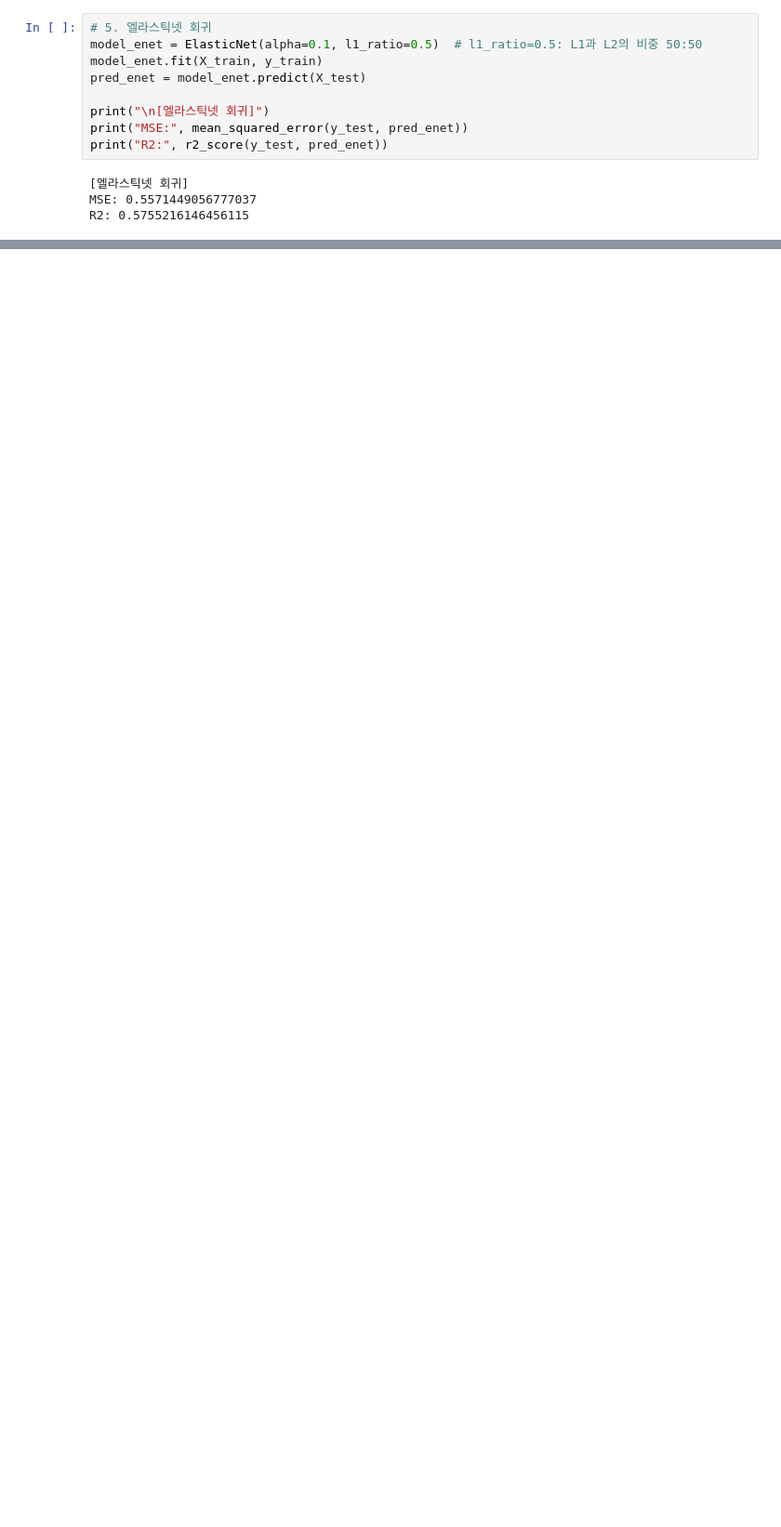
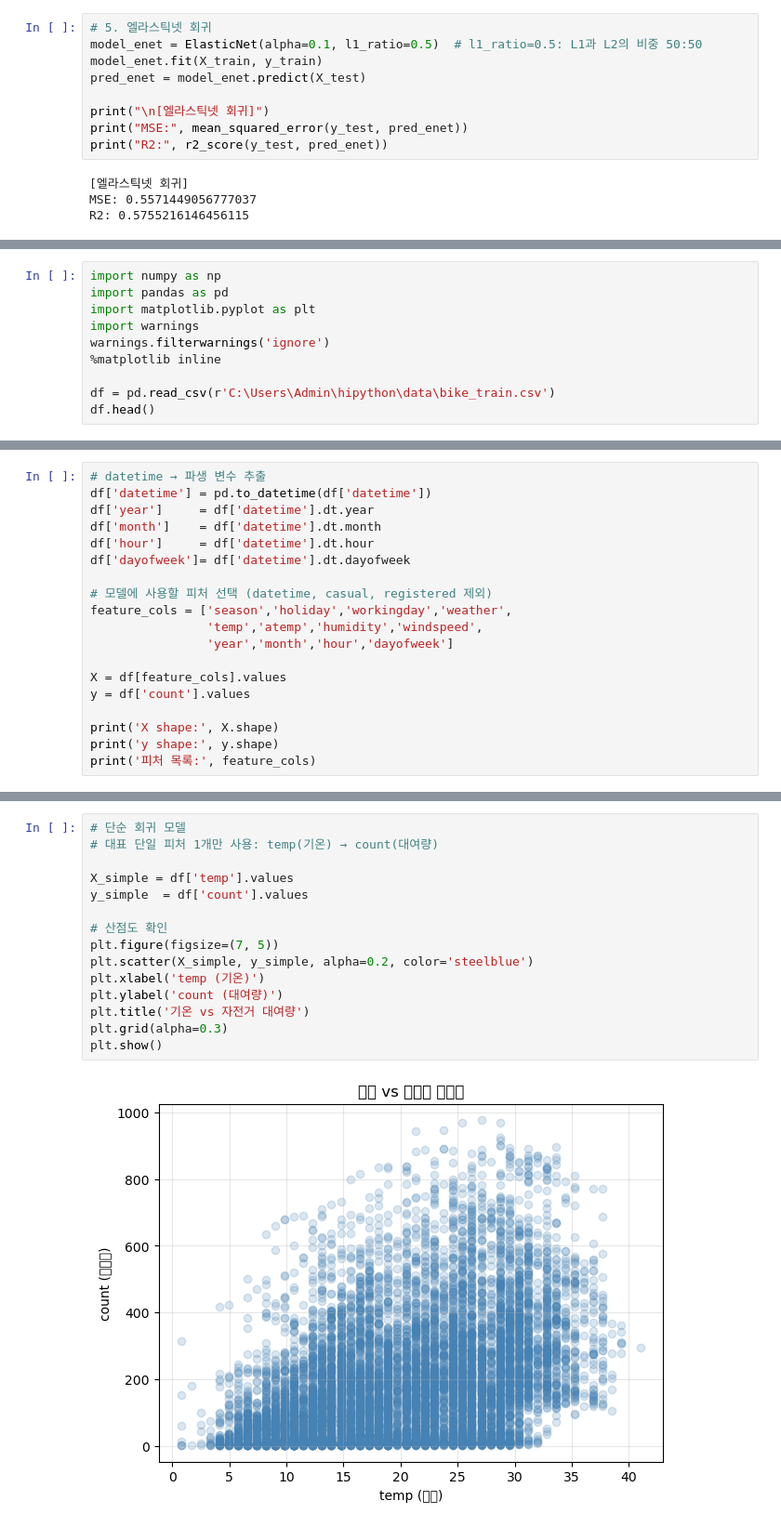
Before and after one commit to blackhole-24/hipython, a Jupyter notebook: ml/6_회귀모델.ipynb, the cells around one changed output, grey strips where cells are left out. Shown at 93% size. Cells and saved outputs as stored; diff of their text form; blank space fills up the shorter version.

```diff
--- a/ml/6_회귀모델.ipynb
+++ b/ml/6_회귀모델.ipynb
@@ -298,0 +313,10 @@ R2: 0.5755216146456115
+# %%
+import numpy as np
+import pandas as pd
+import matplotlib.pyplot as plt
+import warnings
+warnings.filterwarnings('ignore')
+%matplotlib inline
+
+df = pd.read_csv(r'C:\Users\Admin\hipython\data\bike_train.csv')
+df.head()
@@ -298,0 +380,19 @@ R2: 0.5755216146456115
+# %%
+# datetime → 파생 변수 추출
+df['datetime'] = pd.to_datetime(df['datetime'])
+df['year']     = df['datetime'].dt.year
+df['month']    = df['datetime'].dt.month
+df['hour']     = df['datetime'].dt.hour
+df['dayofweek']= df['datetime'].dt.dayofweek
+
+# 모델에 사용할 피처 선택 (datetime, casual, registered 제외)
+feature_cols = ['season','holiday','workingday','weather',
+                'temp','atemp','humidity','windspeed',
+                'year','month','hour','dayofweek']
+
+X = df[feature_cols].values
+y = df['count'].values
+
+print('X shape:', X.shape)
+print('y shape:', y.shape)
+print('피처 목록:', feature_cols)
@@ -298,0 +428,17 @@ R2: 0.5755216146456115
+# %%
+# 단순 회귀 모델
+# 대표 단일 피처 1개만 사용: temp(기온) → count(대여량)
+
+X_simple = df['temp'].values
+y_simple  = df['count'].values
+
+# 산점도 확인
+plt.figure(figsize=(7, 5))
+plt.scatter(X_simple, y_simple, alpha=0.2, color='steelblue')
+plt.xlabel('temp (기온)')
+plt.ylabel('count (대여량)')
+plt.title('기온 vs 자전거 대여량')
+plt.grid(alpha=0.3)
+plt.show()
+# %% [output]
+[figure, added]
```
Also changed, not shown: parts of 27 cells of this notebook.
